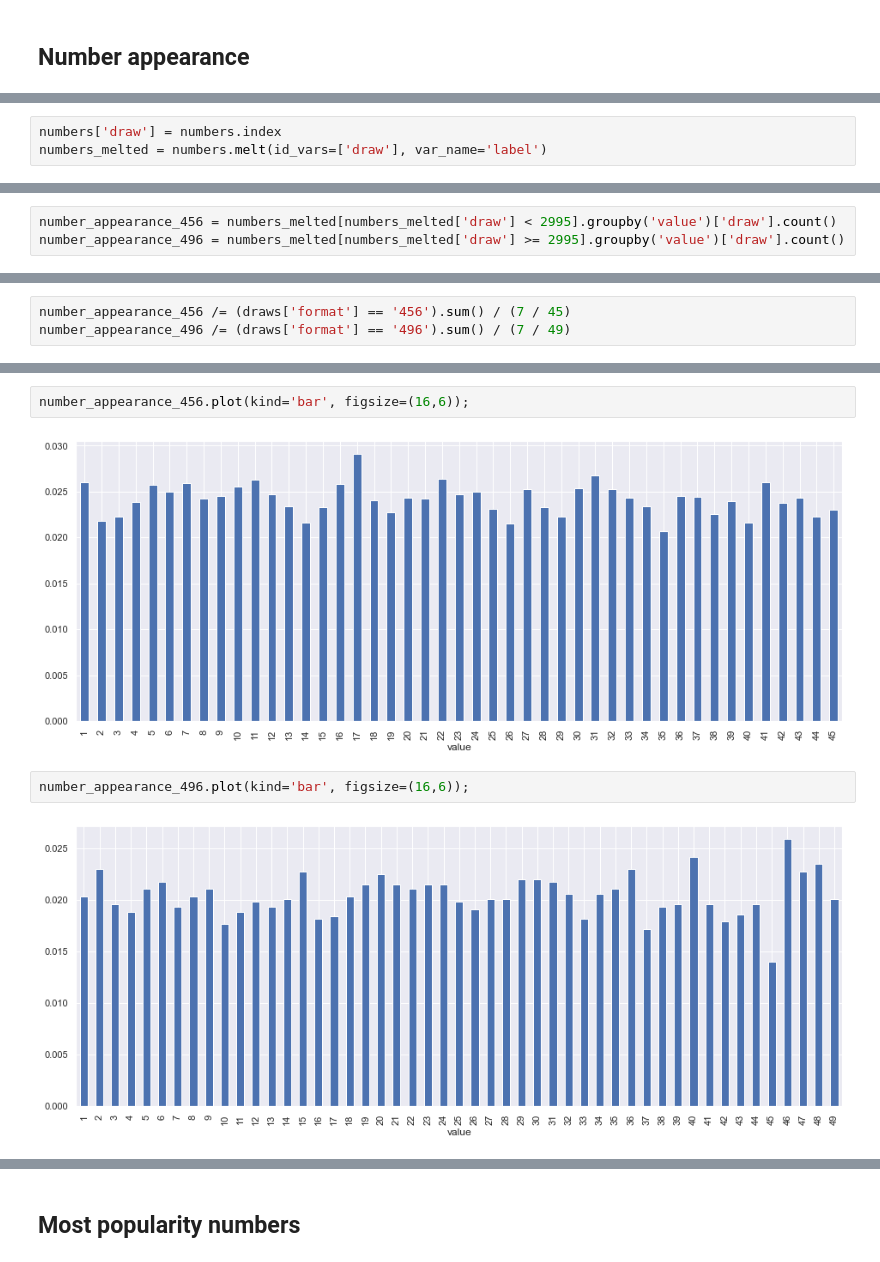
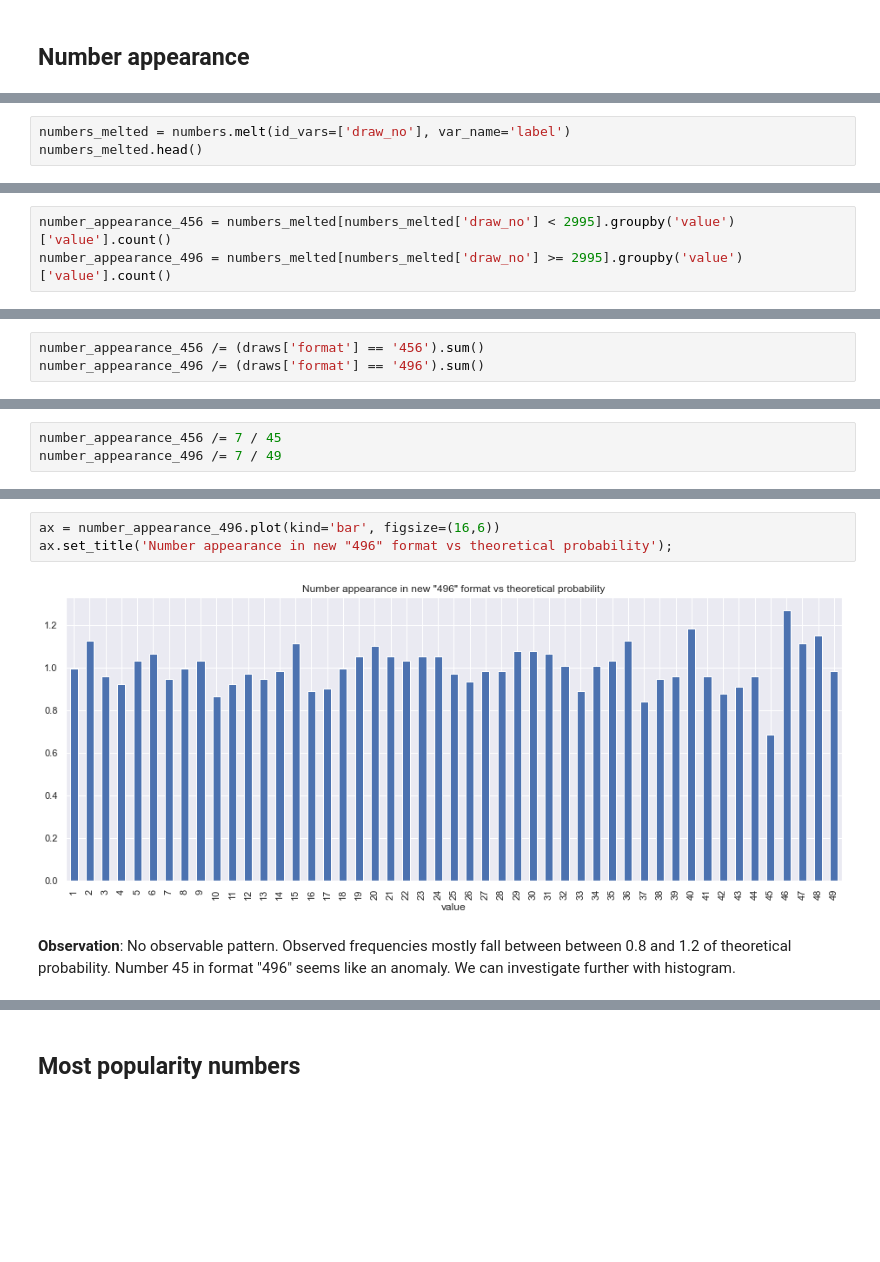
Before and after one commit to yongjun21/toto, a Jupyter notebook: notebooks/analysis.ipynb, the cells around one changed output, grey strips where cells are left out. Saved outputs shown, nothing was run; the diff lists cells and outputs as text; blank space fills up the shorter version.

```diff
--- a/notebooks/analysis.ipynb
+++ b/notebooks/analysis.ipynb
@@ -64,3 +101,3 @@ outlets.head()
 # %%
-numbers['draw'] = numbers.index
-numbers_melted = numbers.melt(id_vars=['draw'], var_name='label')
+numbers_melted = numbers.melt(id_vars=['draw_no'], var_name='label')
+numbers_melted.head()
@@ -67,3 +113,3 @@ numbers_melted = numbers.melt(id_vars=['draw'], var_name='label')
 # %%
-number_appearance_456 = numbers_melted[numbers_melted['draw'] < 2995].groupby('value')['draw'].count()
-number_appearance_496 = numbers_melted[numbers_melted['draw'] >= 2995].groupby('value')['draw'].count()
+number_appearance_456 = numbers_melted[numbers_melted['draw_no'] < 2995].groupby('value')['value'].count()
+number_appearance_496 = numbers_melted[numbers_melted['draw_no'] >= 2995].groupby('value')['value'].count()
@@ -70,3 +118,3 @@ number_appearance_496 = numbers_melted[numbers_melted['draw'] >= 2995].groupby('
 # %%
-number_appearance_456 /= (draws['format'] == '456').sum() / (7 / 45)
-number_appearance_496 /= (draws['format'] == '496').sum() / (7 / 49)
+number_appearance_456 /= (draws['format'] == '456').sum()
+number_appearance_496 /= (draws['format'] == '496').sum()
@@ -72,0 +123,3 @@ number_appearance_496 /= (draws['format'] == '496').sum() / (7 / 49)
+# %%
+number_appearance_456 /= 7 / 45
+number_appearance_496 /= 7 / 49
@@ -73,8 +131,7 @@ number_appearance_496 /= (draws['format'] == '496').sum() / (7 / 49)
 # %%
-number_appearance_456.plot(kind='bar', figsize=(16,6));
+ax = number_appearance_496.plot(kind='bar', figsize=(16,6))
+ax.set_title('Number appearance in new "496" format vs theoretical probability');
 # %% [output]
-[figure, old version]
+[figure, new version]
-# %%
-number_appearance_496.plot(kind='bar', figsize=(16,6));
-# %% [output]
-[figure, removed]
+# %% [markdown]
+**Observation**: No observable pattern. Observed frequencies mostly fall between between 0.8 and 1.2 of theoretical probability. Number 45 in format "496" seems like an anomaly. We can investigate further with histogram.
```
Also changed, not shown: parts of 94 cells of this notebook, 1 other file.
